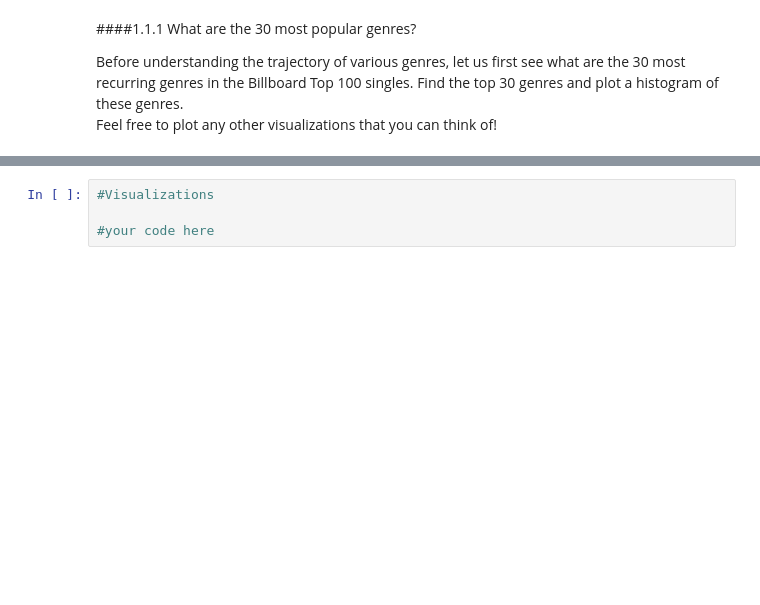
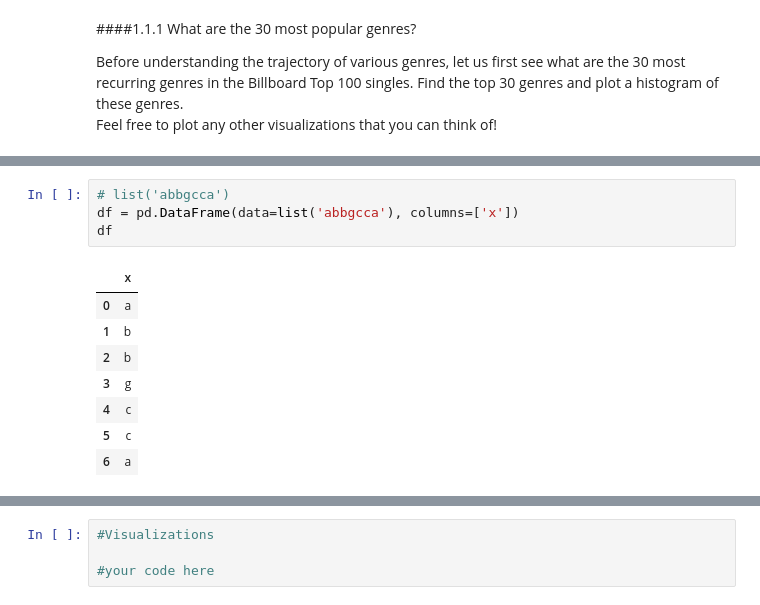
Before and after one commit to pramendra/hemanth_pram_Homework2, a Jupyter notebook: distribute_HW2.ipynb, the cells around one changed output, grey strips where cells are left out. Cells and saved outputs as stored; diff of their text form; blank space fills up the shorter version.

```diff
--- a/distribute_HW2.ipynb
+++ b/distribute_HW2.ipynb
@@ -157,0 +221,13 @@ Feel free to plot any other visualizations that you can think of!
+# %%
+# list('abbgcca')
+df = pd.DataFrame(data=list('abbgcca'), columns=['x'])
+df
+# %% [output]
+|  | x |
+| 0 | a |
+| 1 | b |
+| 2 | b |
+| 3 | g |
+| 4 | c |
+| 5 | c |
+| 6 | a |
```
Also changed, not shown: parts of 5 cells of this notebook.
